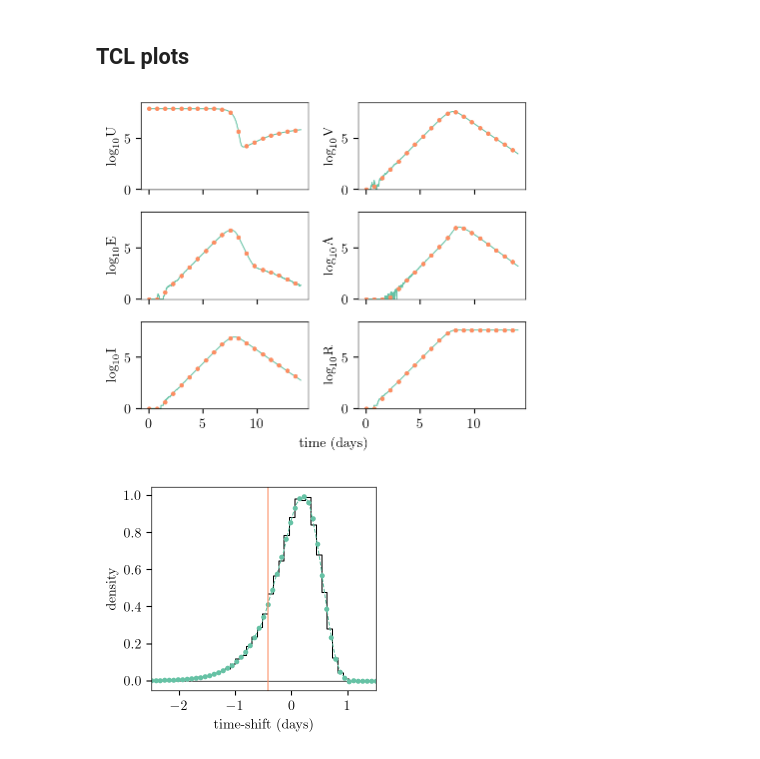
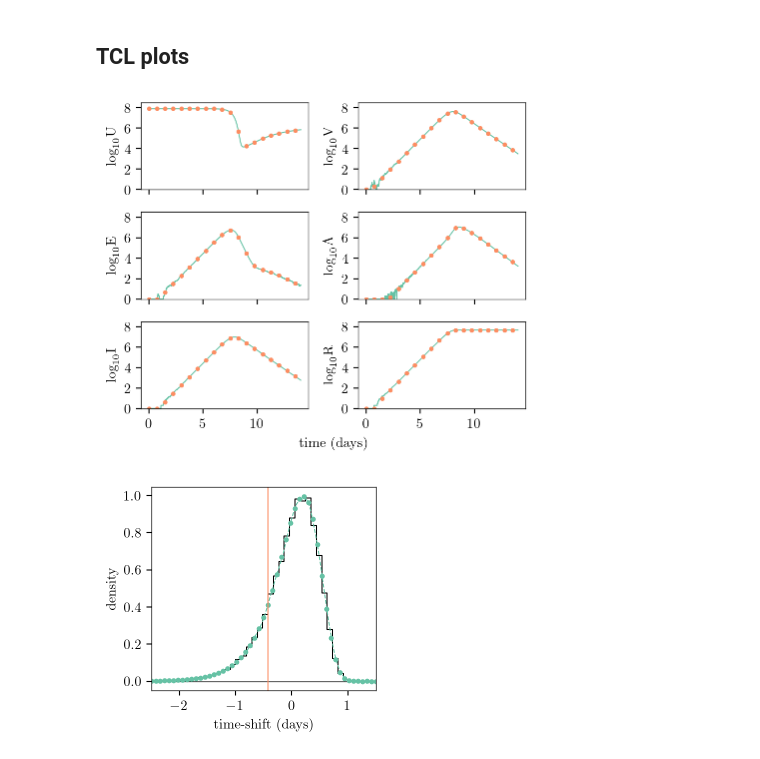
Before and after one commit to djmorris7/Computation_of_random_time-shifts, a Jupyter notebook: plots.ipynb, the cells around one changed output. Drawn from its saved outputs; the diff is of its cells as text; code cells hidden in the pictures.

```diff
--- a/plots.ipynb
+++ b/plots.ipynb
@@ -707,34 +707,37 @@ for i, v in enumerate(state_vars):
     axs[row][col].scatter(
         df_det_all_states["time"][::75],
         np.maximum(0, np.log10(df_det_all_states[v][::75])),
         c="C1",
         s=5,
         zorder=2,
     )
     # axs[row][col].plot(df_det_all_states['time'], np.maximum(0, np.log(df_det_all_states[v])),
     #                    c = 'C1', zorder = 2, ls = 'dashed')
 
     axs[row][col].set_ylim(0, 8.5)
     axs[row][col].set_ylabel(r"$\log_{10}$%s" % (v))
+
+    axs[row][col].set_yticks([0, 2, 4, 6, 8])
+
     row += 1
     if row == 3:
         row = 0
         col += 1
 
 ax0 = fig.add_subplot(111, frameon=False)
 # hide tick and tick label of the big axis
 plt.tick_params(
     labelcolor="none", which="both", top=False, bottom=False, left=False, right=False
 )
 plt.xlabel(r"time (days)")
 ax0.set_xticks([])
 ax0.set_yticks([])
 ax0.set_xlabel(r"time (days)", labelpad=20)
 fig.tight_layout()
 
 fig.savefig(figures_dir + "Figure7.pdf", bbox_inches="tight")
 # %% [output]
-[figure, old version]
+[figure, new version]
 # %%
 fig, ax = plt.subplots(figsize=(3.0, 2.75))
 sns.histplot(
```
Also changed, not shown: parts of 8 cells of this notebook, 2 other files.
